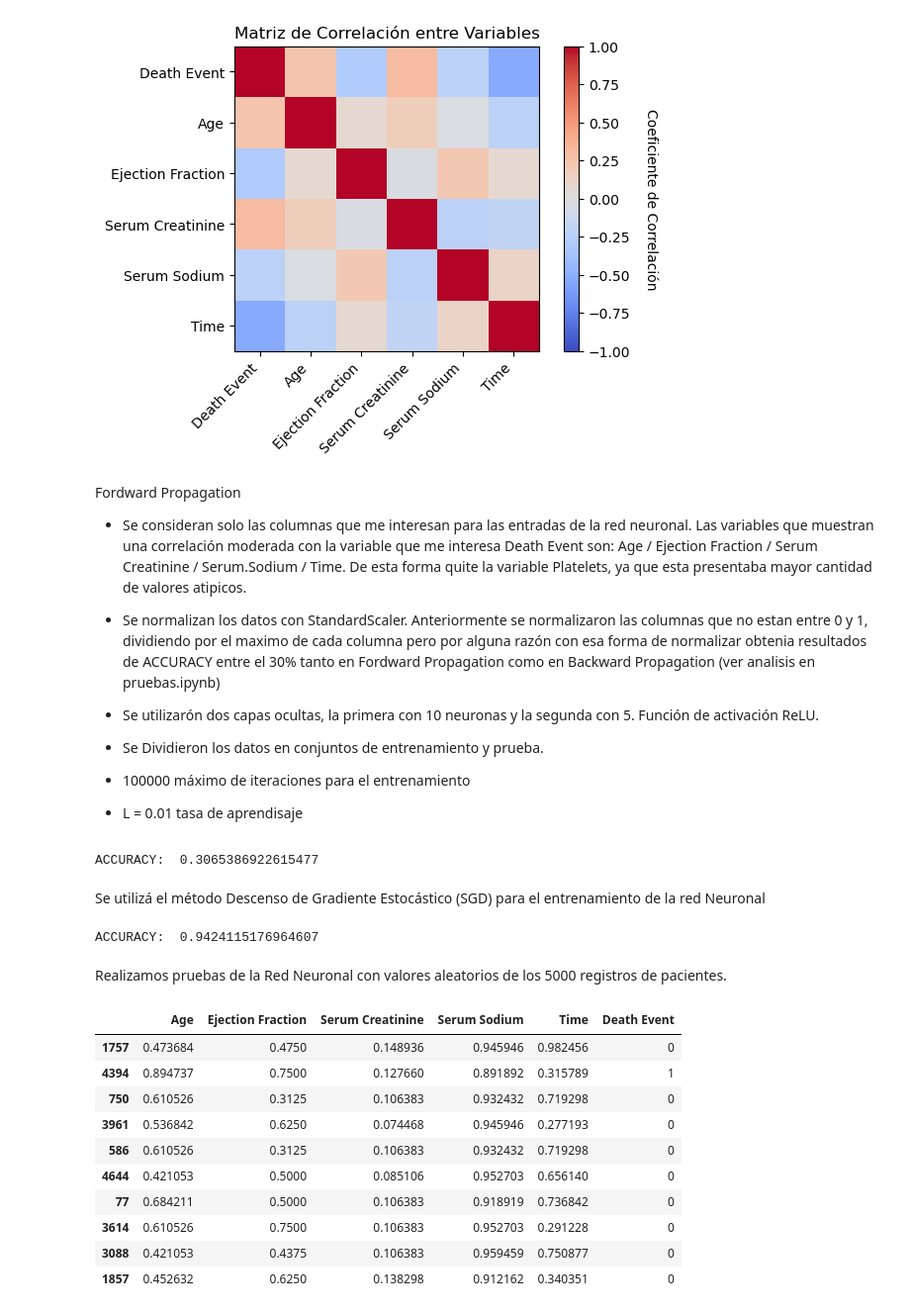
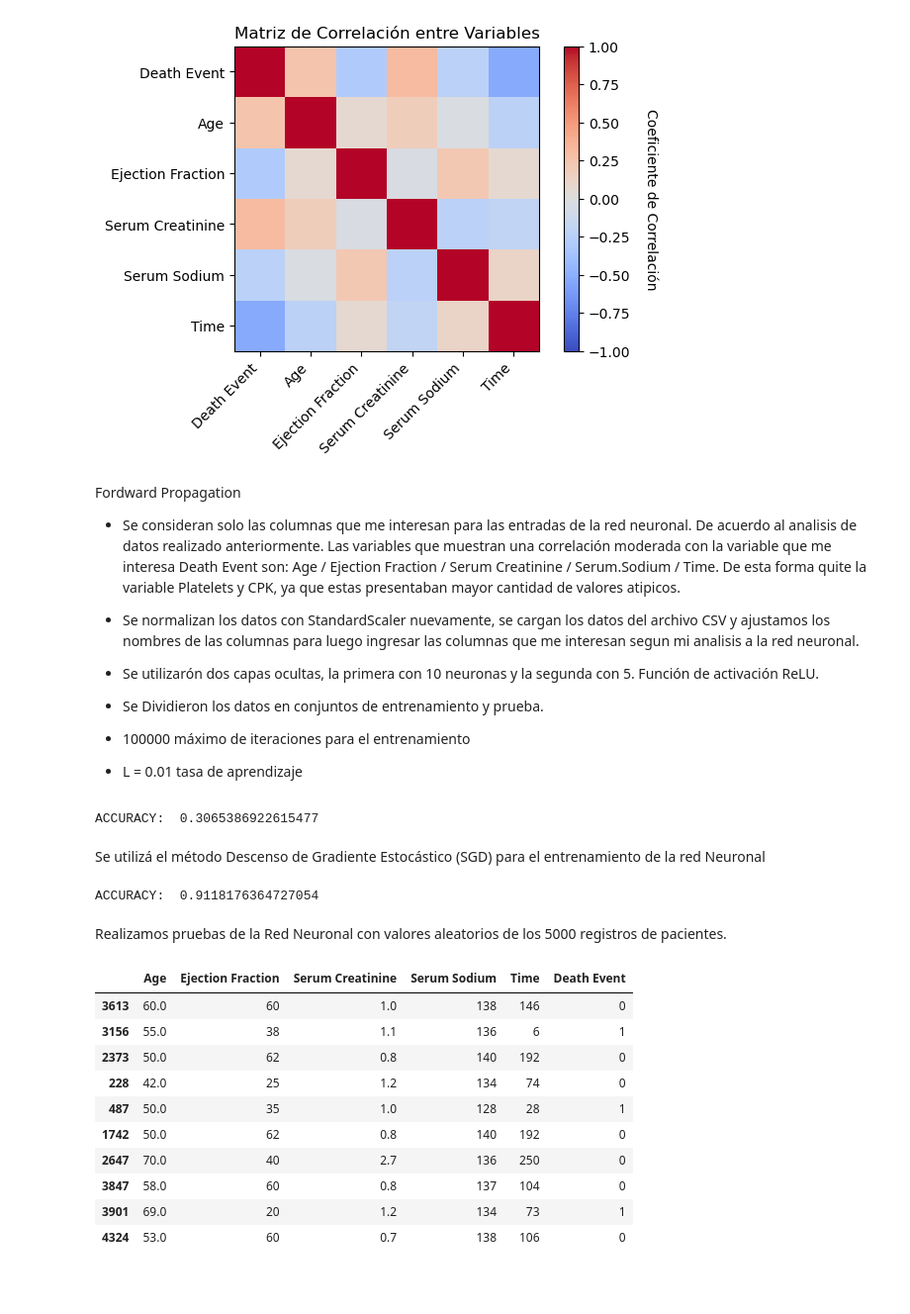
Before and after one commit to AliMarinaa/Tp-Final-Mate-3, a Jupyter notebook: TpFinal.ipynb, the cells around one changed output. Shown: that part at 99% size. Cells and saved outputs as stored; diff of their text form; code cells hidden in the pictures; blank space fills up the shorter version.

Commit message:
Se agrego la normalización de los datos con StandardScaler y se realizaron las pruebas de la red neuronal

```diff
--- a/TpFinal.ipynb
+++ b/TpFinal.ipynb
@@ -190,10 +193,10 @@ plt.show()
 # %% [markdown]
 Fordward Propagation
 
-- Se consideran solo las columnas que me interesan para las entradas de la red neuronal.
-Las variables que muestran una correlación moderada con la variable que me interesa Death Event son: Age / Ejection Fraction / Serum Creatinine / Serum.Sodium / Time. De esta forma quite la variable Platelets, ya que esta presentaba mayor cantidad de valores atipicos.
+- Se consideran solo las columnas que me interesan para las entradas de la red neuronal. De acuerdo al analisis de datos realizado anteriormente.
+Las variables que muestran una correlación moderada con la variable que me interesa Death Event son: Age / Ejection Fraction / Serum Creatinine / Serum.Sodium / Time. De esta forma quite la variable Platelets y CPK, ya que estas presentaban mayor cantidad de valores atipicos.
 
-- Se normalizan los datos con StandardScaler. Anteriormente se normalizaron las columnas que no estan entre 0 y 1, dividiendo por el maximo de cada columna pero por alguna razón con esa forma de normalizar obtenia resultados de ACCURACY entre el 30% tanto en Fordward Propagation como en Backward Propagation (ver analisis en pruebas.ipynb)
+- Se normalizan los datos con StandardScaler nuevamente, se cargan los datos del archivo CSV y ajustamos los nombres de las columnas para luego ingresar las columnas que me interesan segun mi analisis a la red neuronal.
 
 - Se utilizarón dos capas ocultas, la primera con 10 neuronas y la segunda con 5. Función de activación ReLU.
 
@@ -201,17 +204,16 @@ Las variables que muestran una correlación moderada con la variable que me inte
 
 - 100000 máximo de iteraciones para el entrenamiento
 
-- L = 0.01 tasa de aprendisaje
+- L = 0.01 tasa de aprendizaje
 # %%
 from sklearn.model_selection import train_test_split
 from sklearn.preprocessing import StandardScaler
 
-#df1 = pd.read_csv('heart_failure_clinical_records.csv', delimiter=',', decimal='.')
-#df1.columns = ['Age','Anaemia','CPK','Diabetes','Ejection Fraction','High Blood Pressure','Platelets','Serum Creatinine','Serum Sodium','Sex','Smoking','Time','Death Event']
+df1 = pd.read_csv('heart_failure_clinical_records.csv', delimiter=',', decimal='.')
+df1.columns = ['Age','Anaemia','CPK','Diabetes','Ejection Fraction','High Blood Pressure','Platelets','Serum Creatinine','Serum Sodium','Sex','Smoking','Time','Death Event']
 
-
-X = df[data].values
-Y = df['Death Event'].values
+X = df1[data].values
+Y = df1['Death Event'].values
 
 # Normalizar los datos
 scaler = StandardScaler()
@@ -267,8 +269,7 @@ print("ACCURACY: ", accuracy)
 # %% [output]
 ACCURACY:  0.3065386922615477
 # %% [markdown]
-Se utilizá el método Descenso de Gradiente Estocástico (SGD) para el entrenamiento
-de la red Neuronal
+Se utilizá el método Descenso de Gradiente Estocástico (SGD) para el entrenamiento de la red Neuronal
 # %%
 L = 0.01  # La tasa de aprendizaje
 
@@ -333,26 +334,26 @@ print("ACCURACY: ", accuracy)
 # El valor de precisión (accuracy) es  94,90% (mayor q el anterior) indica la proporción de predicciones correctas realizadas
 # por la red neuronal en el conjunto de prueba (X_test) después de entrenarla mediante el descenso de gradiente.
 # %% [output]
-ACCURACY:  0.9424115176964607
+ACCURACY:  0.9118176364727054
 # %% [markdown]
 Realizamos pruebas de la Red Neuronal con valores aleatorios de los 5000 registros de pacientes.
 # %%
 data1 = ['Age','Ejection Fraction', 'Serum Creatinine','Serum Sodium', 'Time', 'Death Event']
-filas_aleatorias = df[data1].sample(n=10)  # Obtener 10 filas aleatorias solo para las columnas especificadas en 'data'
+filas_aleatorias = df1[data1].sample(n=10)  # Obtener 10 filas aleatorias solo para las columnas especificadas en 'data'
 filas_aleatorias2 = filas_aleatorias.loc[:, filas_aleatorias.columns[:-1]]
 filas_aleatorias
 # %% [output]
 |  | Age | Ejection Fraction | Serum Creatinine | Serum Sodium | Time | Death Event |
-| 1757 | 0.473684 | 0.4750 | 0.148936 | 0.945946 | 0.982456 | 0 |
-| 4394 | 0.894737 | 0.7500 | 0.127660 | 0.891892 | 0.315789 | 1 |
-| 750 | 0.610526 | 0.3125 | 0.106383 | 0.932432 | 0.719298 | 0 |
-| 3961 | 0.536842 | 0.6250 | 0.074468 | 0.945946 | 0.277193 | 0 |
-| 586 | 0.610526 | 0.3125 | 0.106383 | 0.932432 | 0.719298 | 0 |
-| 4644 | 0.421053 | 0.5000 | 0.085106 | 0.952703 | 0.656140 | 0 |
-| 77 | 0.684211 | 0.5000 | 0.106383 | 0.918919 | 0.736842 | 0 |
-| 3614 | 0.610526 | 0.7500 | 0.106383 | 0.952703 | 0.291228 | 0 |
-| 3088 | 0.421053 | 0.4375 | 0.106383 | 0.959459 | 0.750877 | 0 |
-| 1857 | 0.452632 | 0.6250 | 0.138298 | 0.912162 | 0.340351 | 0 |
+| 3613 | 60.0 | 60 | 1.0 | 138 | 146 | 0 |
+| 3156 | 55.0 | 38 | 1.1 | 136 | 6 | 1 |
+| 2373 | 50.0 | 62 | 0.8 | 140 | 192 | 0 |
+| 228 | 42.0 | 25 | 1.2 | 134 | 74 | 0 |
+| 487 | 50.0 | 35 | 1.0 | 128 | 28 | 1 |
+| 1742 | 50.0 | 62 | 0.8 | 140 | 192 | 0 |
+| 2647 | 70.0 | 40 | 2.7 | 136 | 250 | 0 |
+| 3847 | 58.0 | 60 | 0.8 | 137 | 104 | 0 |
+| 3901 | 69.0 | 20 | 1.2 | 134 | 73 | 1 |
+| 4324 | 53.0 | 60 | 0.7 | 138 | 106 | 0 |
 # %%
 filas_aleatorias2
 # %% [output]
```
Also changed, not shown: parts of 10 cells of this notebook, 1 other file.
